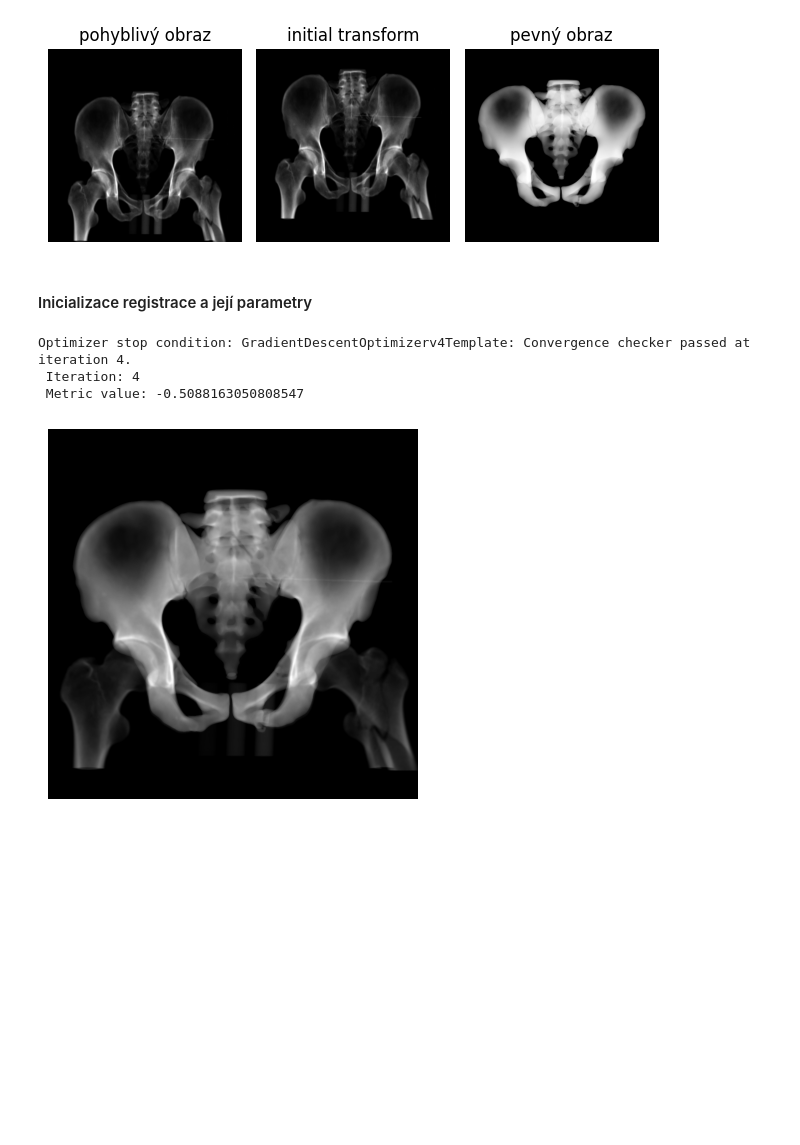
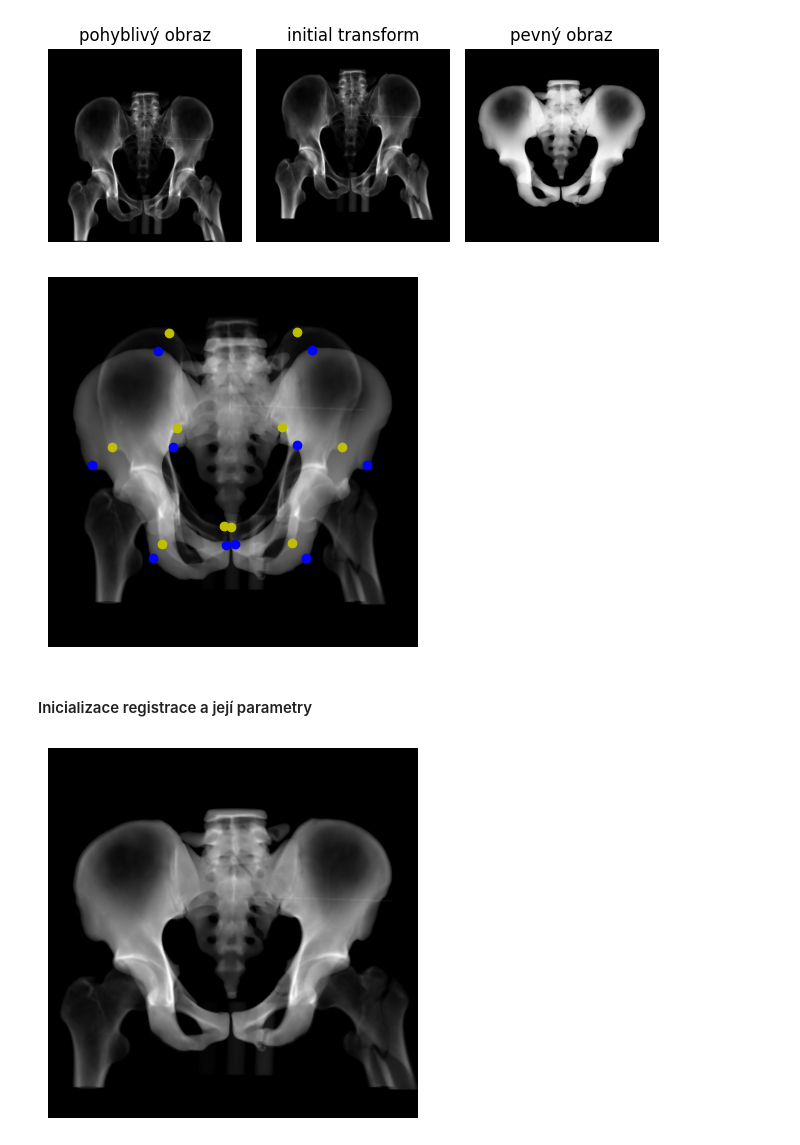
Before and after one commit to Vojtech-Benda/ca_isf, a Jupyter notebook: sitkRegistration.ipynb, the cells around one changed output. Cells and saved outputs as stored; diff of their text form; code cells hidden in the pictures; blank space fills up the shorter version.

```diff
--- a/sitkRegistration.ipynb
+++ b/sitkRegistration.ipynb
@@ -317,6 +193,19 @@ fig3.tight_layout()
 plt.show()
 # %% [output]
 [figure]
+# %%
+initialTransformInverse = initialTransform.GetInverse()
+movingInitialPoints = [initialTransformInverse.TransformPoint(p) for p in movingPoints]
+
+plt.imshow(sitk.GetArrayViewFromImage(fixedImage)[0, ...], cmap="gray")
+plt.imshow(sitk.GetArrayViewFromImage(initialImage)[0, ...], cmap="gray", alpha=0.5)
+plt.scatter(list(np.array(fixedPoints).T)[0], list(np.array(fixedPoints).T)[1], c="#1f77b4")
+# plt.scatter(list(np.array(movingPoints).T)[0], list(np.array(movingPoints).T)[1], c="r")
+plt.scatter(list(np.array(movingInitialPoints).T)[0], list(np.array(movingInitialPoints).T)[1], c="#ff7f0e")
+plt.axis("off")
+plt.show()
+# %% [output]
+[figure, added]
 # %%
 levels = 3
 shrinkFactor = [shrink for shrink in range(2, (2 * levels), 2)]
@@ -328,9 +214,6 @@ gen_moving_points = [initialTransform.TransformPoint(p) for p in gen_fixed_point
 # %% [markdown]
 #### Inicializace registrace a její parametry
 # %%
-global metric_values, multires_iterations
-global reference_mean_values, reference_min_values, reference_max_values
-
 registration = sitk.ImageRegistrationMethod()
 registration.SetMetricAsMattesMutualInformation()
 registration.SetOptimizerScalesFromPhysicalShift()
@@ -346,18 +229,15 @@ registration.SetSmoothingSigmasPerLevel(smoothingSigmas=smoothFactor[::-1])
 registration.SmoothingSigmasAreSpecifiedInPhysicalUnitsOn()
 
 registration.AddCommand(sitk.sitkStartEvent, metric_and_reference_start_plot)
-registration.AddCommand(sitk.sitkEndEvent, metric_and_reference_end_plot)
+registration.AddCommand(sitk.sitkEndEvent, metric_and_reference_stop_plot)
 registration.AddCommand(sitk.sitkMultiResolutionIterationEvent, update_multires_iterations)
-registration.AddCommand(sitk.sitkIterationEvent, lambda: metric_and_reference_plot_values(registration, gen_fixed_points,
-                                                                                          gen_moving_points))
+registration.AddCommand(sitk.sitkIterationEvent, lambda: metric_and_reference_plot_values(registration,
+                                                                                          fixedPoints,
+                                                                                          movingPoints))
 outTransform = registration.Execute(fixedImage, movingImage)
-print(f"Optimizer stop condition: {registration.GetOptimizerStopConditionDescription()}")
-print(f" Iteration: {registration.GetOptimizerIteration()}")
-print(f" Metric value: {registration.GetMetricValue()}")
+# print(f"Optimizer stop condition: {registration.GetOptimizerStopConditionDescription()}")
+# print(f" Iteration: {registration.GetOptimizerIteration()}")
+# print(f" Metric value: {registration.GetMetricValue()}")
-# %% [output]
-Optimizer stop condition: GradientDescentOptimizerv4Template: Convergence checker passed at iteration 4.
- Iteration: 4
- Metric value: -0.5088163050808547
 # %%
 movingImageResampled = sitk.Resample(movingImage, fixedImage, outTransform, sitk.sitkLinear, 0.0, movingImage.GetPixelID())
 
```
Also changed, not shown: parts of 25 cells of this notebook, 2 other files.
